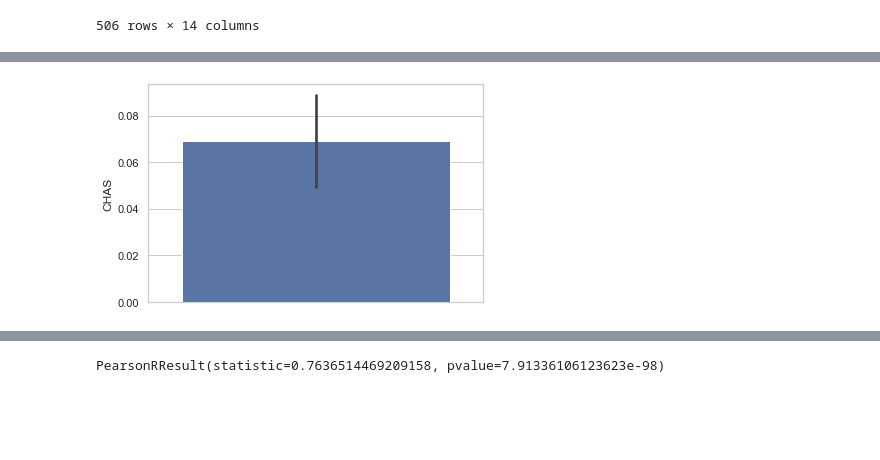
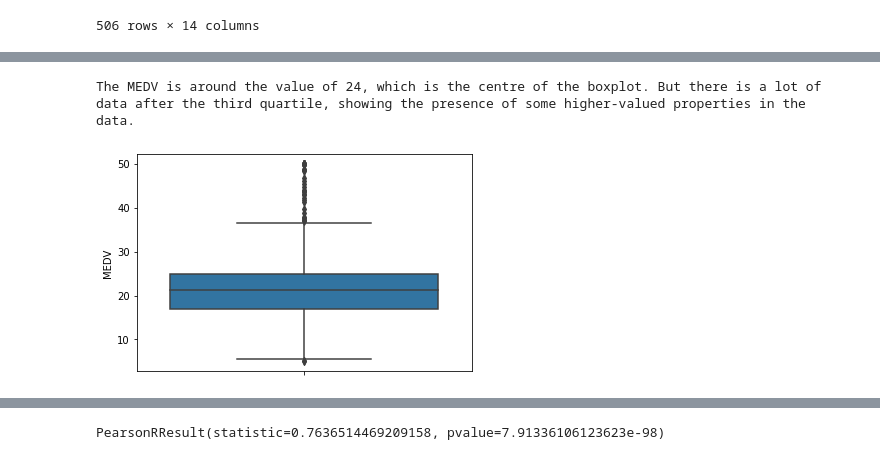
Before and after one commit to AnzaATM/Data-Science, a Jupyter notebook: Data Science Boston Housing Peer Graded Assignment.ipynb, the cells around one changed output, grey strips where cells are left out. Cells and saved outputs as stored; diff of their text form; code cells hidden in the pictures; blank space fills up the shorter version.

```diff
--- a/Data Science Boston Housing Peer Graded Assignment.ipynb
+++ b/Data Science Boston Housing Peer Graded Assignment.ipynb
@@ -44,7 +38,8 @@ ax = sns.boxplot(x='MEDV', data=boston_df)
-# %%
-#Task 2: Generate Descriptive Statistics and Visualisations
-#2.2
-sns.set(style="whitegrid")
-ax = sns.barplot(y="CHAS", data=boston_df)
-# %% [output]
-[figure, removed]
+# %%
+#Task 2: Generate Descriptive Statistics and Visualisations
+#2.1
+ax = sns.boxplot(y='MEDV', data=boston_df)
+print("The MEDV is around the value of 24, which is the centre of the boxplot. But there is a lot of data after the third quartile, showing the presence of some higher-valued properties in the data.")
+# %% [output]
+The MEDV is around the value of 24, which is the centre of the boxplot. But there is a lot of data after the third quartile, showing the presence of some higher-valued properties in the data.
+[figure, added]
```
Also changed, not shown: parts of 17 cells of this notebook.
